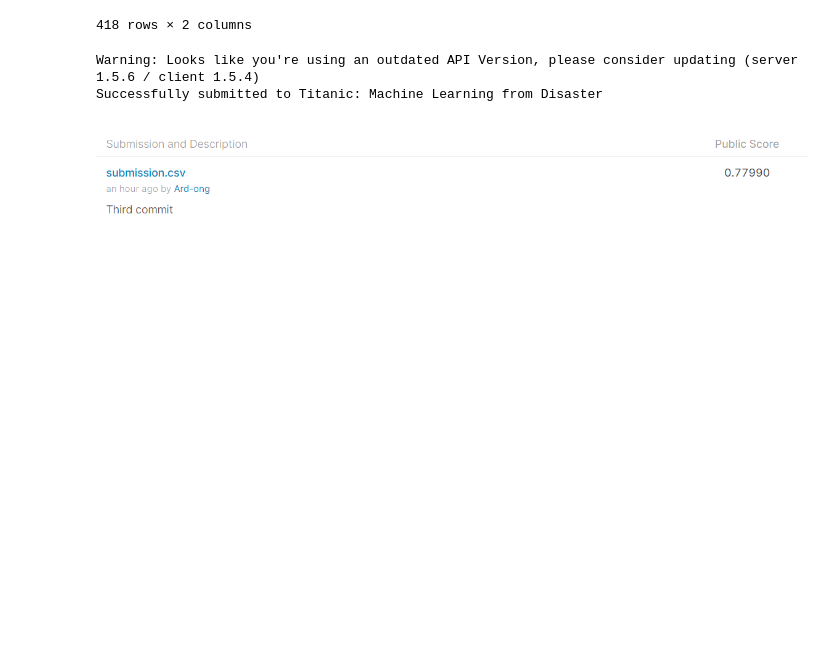
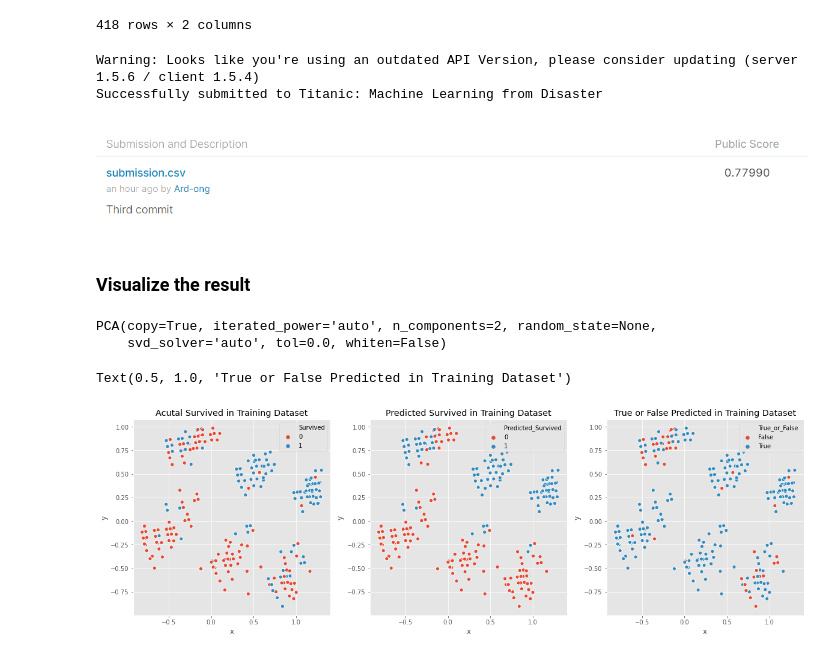
Before and after one commit to indy041039/Kaggle-Titanic, a Jupyter notebook: DSE_Machine_Learning_Pipeline_Example_Week3_Tuesday.ipynb, the cells around one changed output. Saved outputs shown, nothing was run; the diff lists cells and outputs as text; code cells hidden in the pictures; blank space fills up the shorter version.

```diff
--- a/DSE_Machine_Learning_Pipeline_Example_Week3_Tuesday.ipynb
+++ b/DSE_Machine_Learning_Pipeline_Example_Week3_Tuesday.ipynb
@@ -845,3 +863,5 @@ Warning: Looks like you're using an outdated API Version, please consider updati
 Successfully submitted to Titanic: Machine Learning from Disaster
 # %% [markdown]
 ![image.png](embedded-picture-1)
+# %% [markdown]
+### Visualize the result
@@ -847,0 +872,35 @@ Successfully submitted to Titanic: Machine Learning from Disaster
+# %%
+gbc = GradientBoostingClassifier(random_state=0, learning_rate=0.01, max_depth=3, n_estimators=250)
+prediction_on_train = cross_predict_mod(gbc, X_train_scaled, y_train, cv=100)
+# %%
+#Decompose the prediction into 2-Dimension
+pca = PCA(2)
+pca.fit(X_train_scaled)
+# %% [output]
+PCA(copy=True, iterated_power='auto', n_components=2, random_state=None,
+    svd_solver='auto', tol=0.0, whiten=False)
+# %%
+X_train_dc = pca.transform(X_train_scaled)
+X_test_dc = pca.transform(X_test_scaled)
+# %%
+train_df_dc = pd.DataFrame(X_train_dc)
+train_df_dc = train_df_dc.rename(columns={0:'x', 1:'y'})
+train_df_dc['Survived'] = train_df['Survived']
+train_df_dc['Predicted_Survived'] = prediction_on_train
+train_df_dc['True_or_False'] = (train_df_dc['Survived']==train_df_dc['Predicted_Survived'])
+# %%
+plt.figure(figsize=(20,6))
+plt.subplot(1,3,1)
+sns.scatterplot(x='x', y='y', hue='Survived', data=train_df_dc)
+plt.title('Acutal Survived in Training Dataset')
+
+plt.subplot(1,3,2)
+sns.scatterplot(x='x', y='y', hue='Predicted_Survived', data=train_df_dc)
+plt.title('Predicted Survived in Training Dataset')
+
+plt.subplot(1,3,3)
+sns.scatterplot(x='x', y='y', hue='True_or_False', data=train_df_dc)
+plt.title('True or False Predicted in Training Dataset')
+# %% [output]
+Text(0.5, 1.0, 'True or False Predicted in Training Dataset')
+[figure, added]
```
Also changed, not shown: parts of 19 cells of this notebook.
